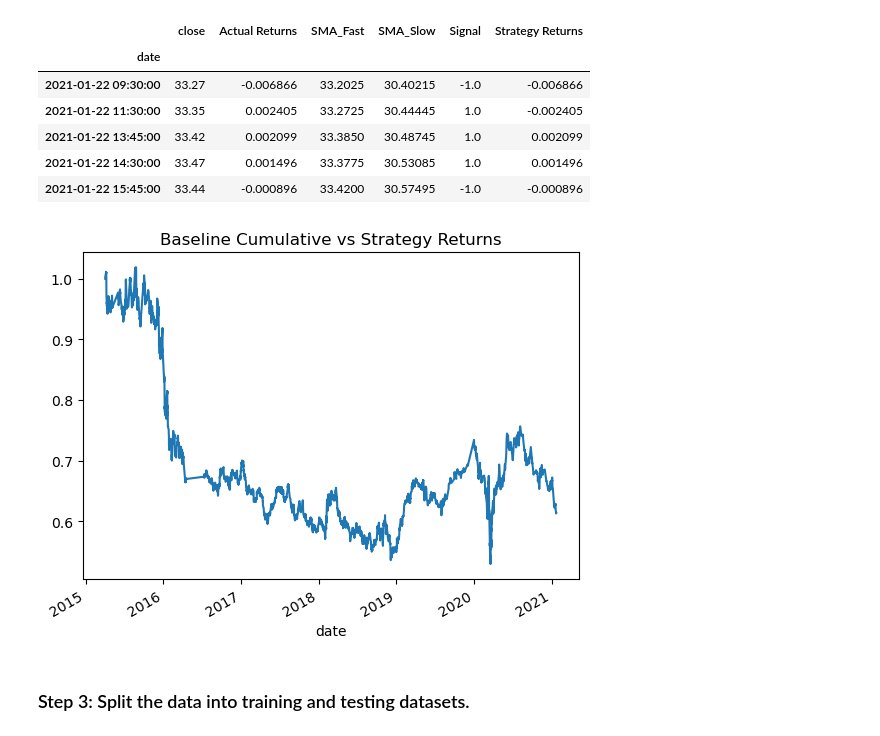
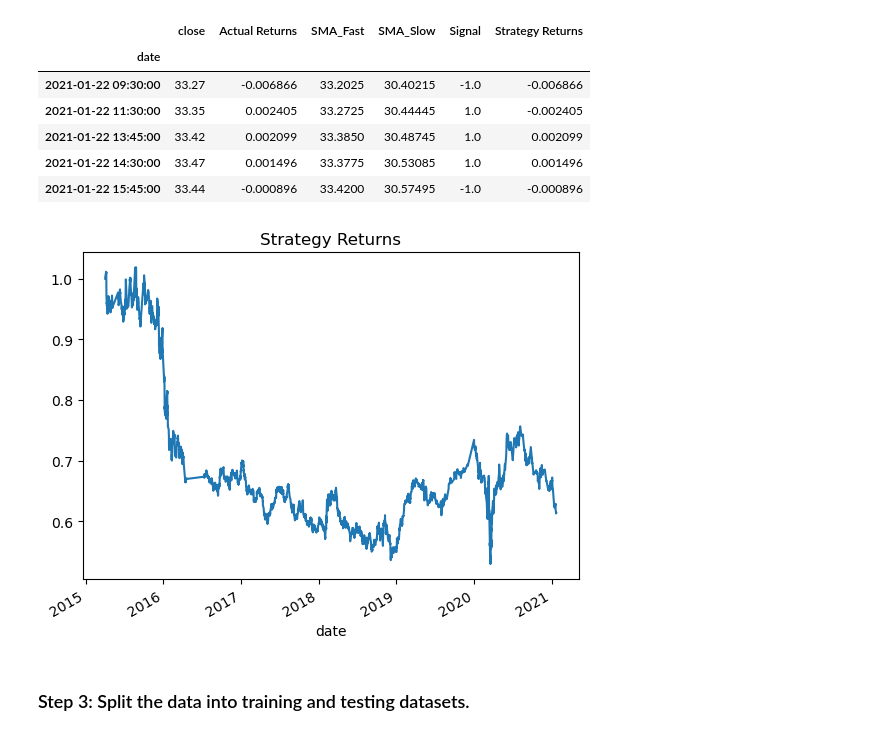
Before and after one commit to AndrewRBader/Challenge-14_CU-fintech, a Jupyter notebook: machine_learning_trading_bot.ipynb, the cells around one changed output. Drawn from its saved outputs; the diff is of its cells as text; code cells hidden in the pictures.

Commit message:
generated and saved strategy returns plot

```diff
--- a/machine_learning_trading_bot.ipynb
+++ b/machine_learning_trading_bot.ipynb
@@ -221,10 +221,10 @@ display(signals_df.tail())
 | 2021-01-22 15:45:00 | 33.44 | -0.000896 | 33.4200 | 30.57495 | -1.0 | -0.000896 |
 # %%
 # Plot Strategy Returns to examine performance
-(1 + signals_df['Strategy Returns']).cumprod().plot(title="Baseline Cumulative vs Strategy Returns")
-plt.savefig('baseline_cumulative_vs_strategy')
+(1 + signals_df['Strategy Returns']).cumprod().plot(title="Strategy Returns")
+plt.savefig('strategy-returns')
 # %% [output]
-[figure, old version]
+[figure, new version]
 # %% [markdown]
 ### Step 3: Split the data into training and testing datasets.
 # %%
```
Also changed, not shown: 2 other files.
